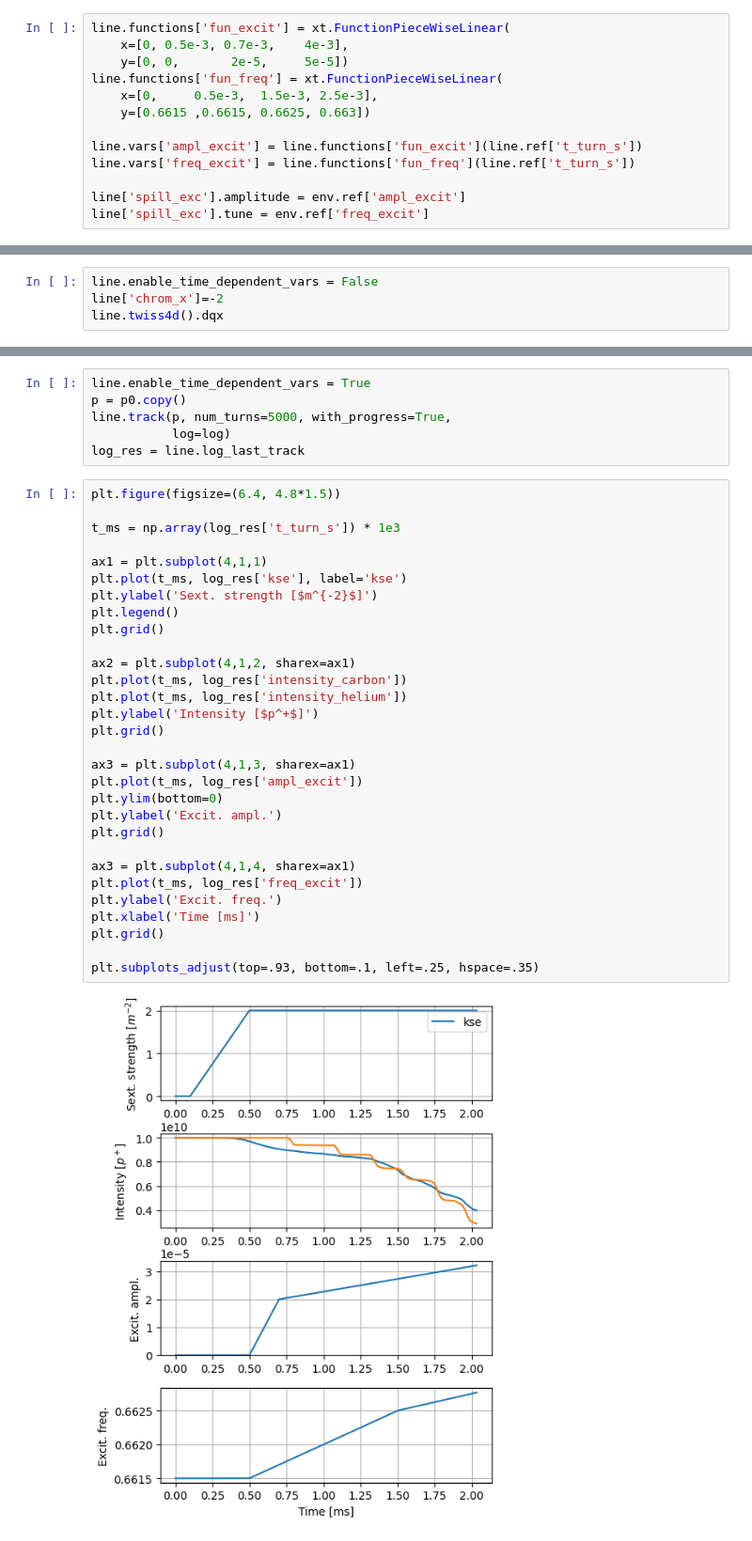
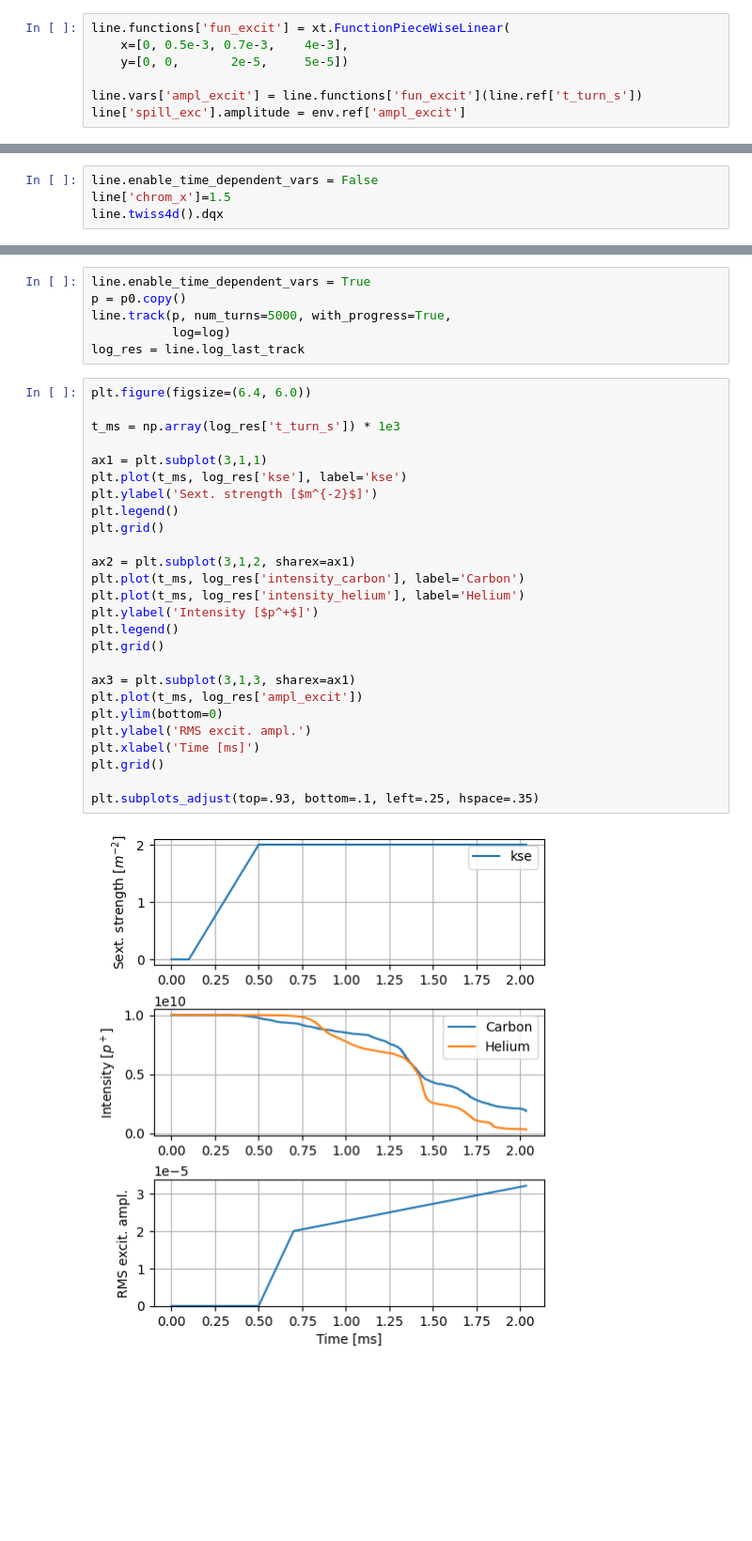
Before and after one commit to xsuite/tutorial_cern_seminar, a Jupyter notebook: notebook_06b_mixed_beams_slow_extraction.ipynb, the cells around one changed output, grey strips where cells are left out. Shown at 94% size. Saved outputs shown, nothing was run; the diff lists cells and outputs as text; blank space fills up the shorter version.

Commit message:
Positive chroma is better

```diff
--- a/notebook_06b_mixed_beams_slow_extraction.ipynb
+++ b/notebook_06b_mixed_beams_slow_extraction.ipynb
@@ -262,15 +251,9 @@ Use the amplitude and the frequency of the excitation to control the spill
 line.functions['fun_excit'] = xt.FunctionPieceWiseLinear(
     x=[0, 0.5e-3, 0.7e-3,    4e-3],
     y=[0, 0,       2e-5,     5e-5])
-line.functions['fun_freq'] = xt.FunctionPieceWiseLinear(
-    x=[0,     0.5e-3,  1.5e-3, 2.5e-3],
-    y=[0.6615 ,0.6615, 0.6625, 0.663])
 
 line.vars['ampl_excit'] = line.functions['fun_excit'](line.ref['t_turn_s'])
-line.vars['freq_excit'] = line.functions['fun_freq'](line.ref['t_turn_s'])
-
 line['spill_exc'].amplitude = env.ref['ampl_excit']
-line['spill_exc'].tune = env.ref['freq_excit']
 # %%
 # Reset simulation time
 line.vars['t_turn_s'] = 0
@@ -284,7 +267,7 @@ log = xt.Log(
 )
 # %%
 line.enable_time_dependent_vars = False
-line['chrom_x']=-2
+line['chrom_x']=1.5
 line.twiss4d().dqx
 # %% [output]
 The line has collective elements.
@@ -297,37 +280,33 @@ line.track(p, num_turns=5000, with_progress=True,
            log=log)
 log_res = line.log_last_track
 # %%
-plt.figure(figsize=(6.4, 4.8*1.5))
+plt.figure(figsize=(6.4, 6.0))
 
 t_ms = np.array(log_res['t_turn_s']) * 1e3
 
-ax1 = plt.subplot(4,1,1)
+ax1 = plt.subplot(3,1,1)
 plt.plot(t_ms, log_res['kse'], label='kse')
 plt.ylabel('Sext. strength [$m^{-2}$]')
 plt.legend()
 plt.grid()
 
-ax2 = plt.subplot(4,1,2, sharex=ax1)
-plt.plot(t_ms, log_res['intensity_carbon'])
-plt.plot(t_ms, log_res['intensity_helium'])
+ax2 = plt.subplot(3,1,2, sharex=ax1)
+plt.plot(t_ms, log_res['intensity_carbon'], label='Carbon')
+plt.plot(t_ms, log_res['intensity_helium'], label='Helium')
 plt.ylabel('Intensity [$p^+$]')
+plt.legend()
 plt.grid()
 
-ax3 = plt.subplot(4,1,3, sharex=ax1)
+ax3 = plt.subplot(3,1,3, sharex=ax1)
 plt.plot(t_ms, log_res['ampl_excit'])
 plt.ylim(bottom=0)
-plt.ylabel('Excit. ampl.')
-plt.grid()
-
-ax3 = plt.subplot(4,1,4, sharex=ax1)
-plt.plot(t_ms, log_res['freq_excit'])
-plt.ylabel('Excit. freq.')
+plt.ylabel('RMS excit. ampl.')
 plt.xlabel('Time [ms]')
 plt.grid()
 
 plt.subplots_adjust(top=.93, bottom=.1, left=.25, hspace=.35)
 # %% [output]
-[figure, old version]
+[figure, new version]
 # %%
 p0_carbon.delta.mean()
 # %% [output]
```
Also changed, not shown: parts of 8 cells of this notebook.
